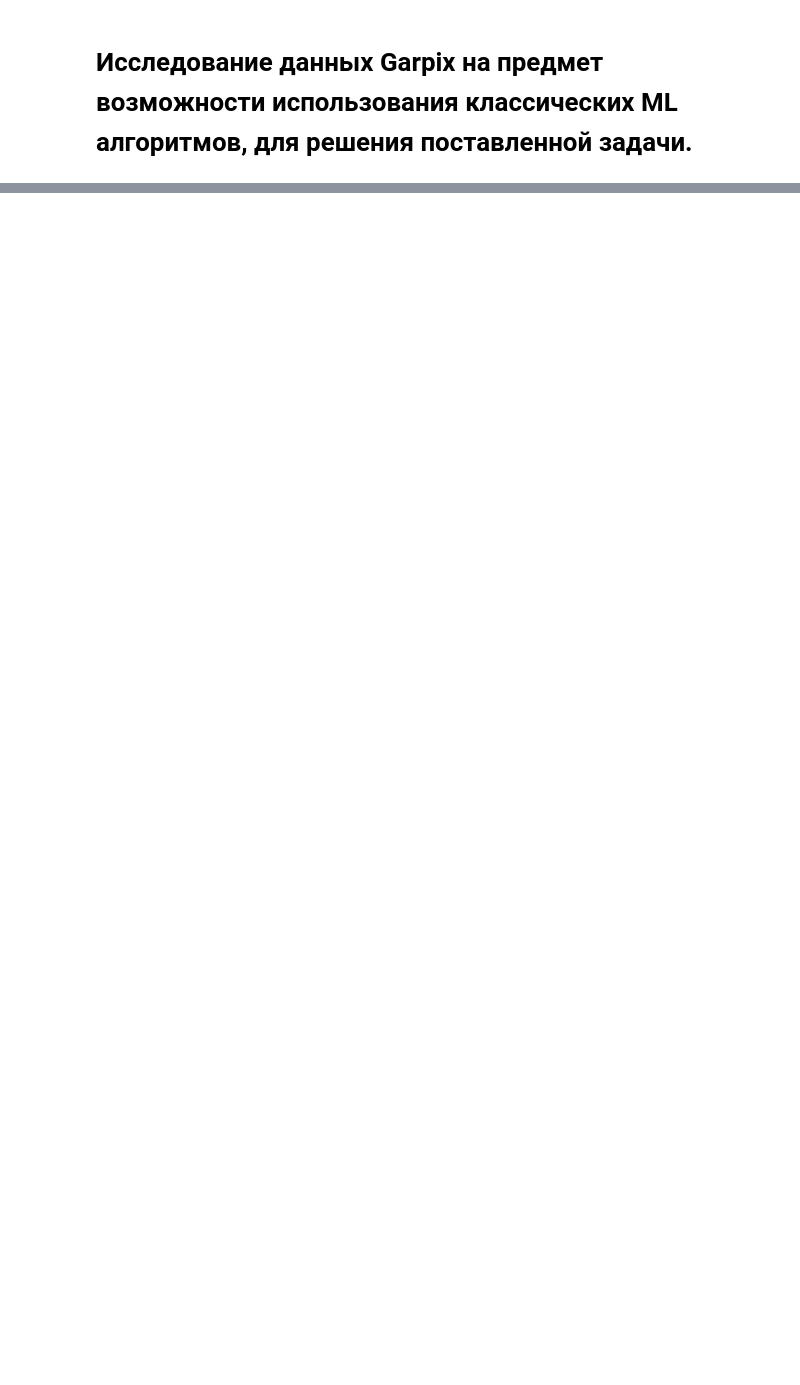
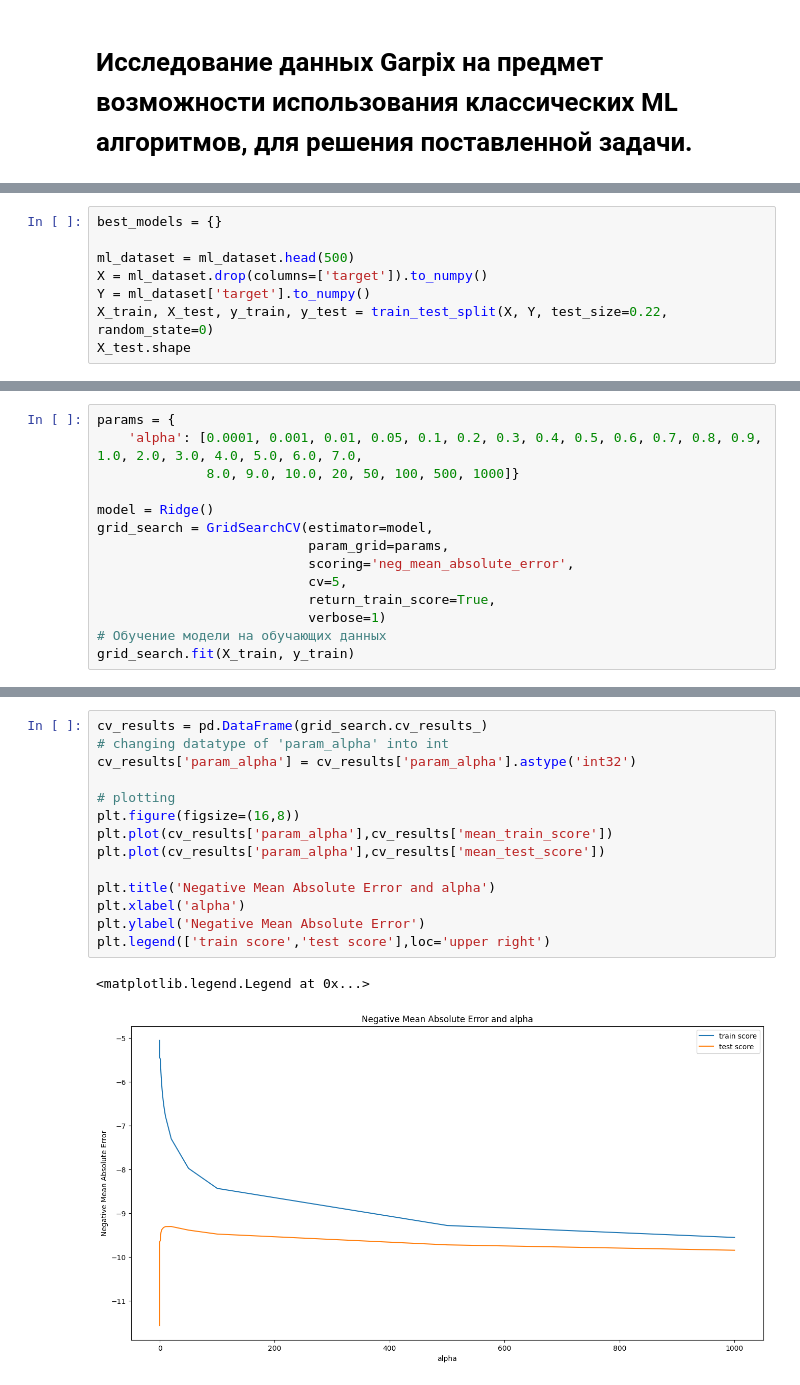
Before and after one commit to Noob-Racoons/garpix-solution, a Jupyter notebook: notebooks/shurik_p/ml_testing.ipynb, the cells around one changed output, grey strips where cells are left out. Cells and saved outputs as stored; diff of their text form; blank space fills up the shorter version.

```diff
--- a/notebooks/shurik_p/ml_testing.ipynb
+++ b/notebooks/shurik_p/ml_testing.ipynb
@@ -38,0 +231,8 @@ print(len(full_boxes_list))
+# %%
+best_models = {}
+
+ml_dataset = ml_dataset.head(500)
+X = ml_dataset.drop(columns=['target']).to_numpy()
+Y = ml_dataset['target'].to_numpy()
+X_train, X_test, y_train, y_test = train_test_split(X, Y, test_size=0.22, random_state=0)
+X_test.shape
@@ -38,0 +241,14 @@ print(len(full_boxes_list))
+# %%
+params = {
+    'alpha': [0.0001, 0.001, 0.01, 0.05, 0.1, 0.2, 0.3, 0.4, 0.5, 0.6, 0.7, 0.8, 0.9, 1.0, 2.0, 3.0, 4.0, 5.0, 6.0, 7.0,
+              8.0, 9.0, 10.0, 20, 50, 100, 500, 1000]}
+
+model = Ridge()
+grid_search = GridSearchCV(estimator=model,
+                           param_grid=params,
+                           scoring='neg_mean_absolute_error',
+                           cv=5,
+                           return_train_score=True,
+                           verbose=1)
+# Обучение модели на обучающих данных
+grid_search.fit(X_train, y_train)
@@ -38,0 +264,17 @@ print(len(full_boxes_list))
+# %%
+cv_results = pd.DataFrame(grid_search.cv_results_)
+# changing datatype of 'param_alpha' into int
+cv_results['param_alpha'] = cv_results['param_alpha'].astype('int32')
+
+# plotting
+plt.figure(figsize=(16,8))
+plt.plot(cv_results['param_alpha'],cv_results['mean_train_score'])
+plt.plot(cv_results['param_alpha'],cv_results['mean_test_score'])
+
+plt.title('Negative Mean Absolute Error and alpha')
+plt.xlabel('alpha')
+plt.ylabel('Negative Mean Absolute Error')
+plt.legend(['train score','test score'],loc='upper right')
+# %% [output]
+<matplotlib.legend.Legend at 0x...>
+[figure, added]
```
Also changed, not shown: parts of 26 cells of this notebook, 1 other file.
